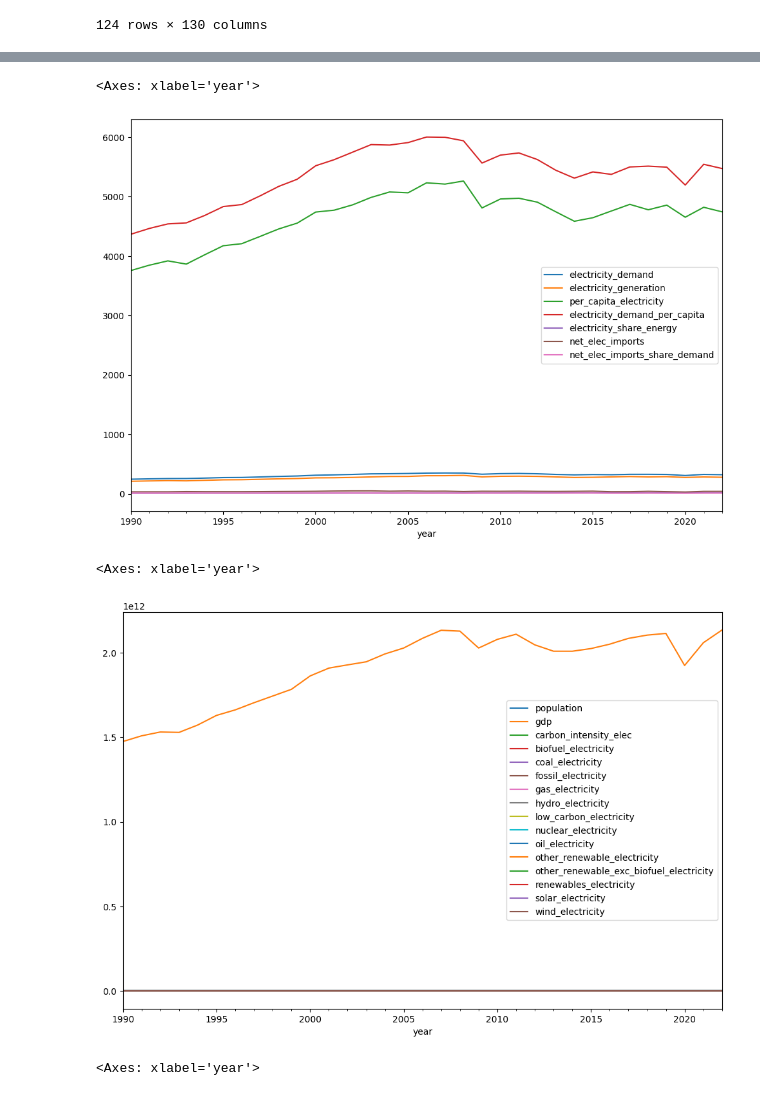
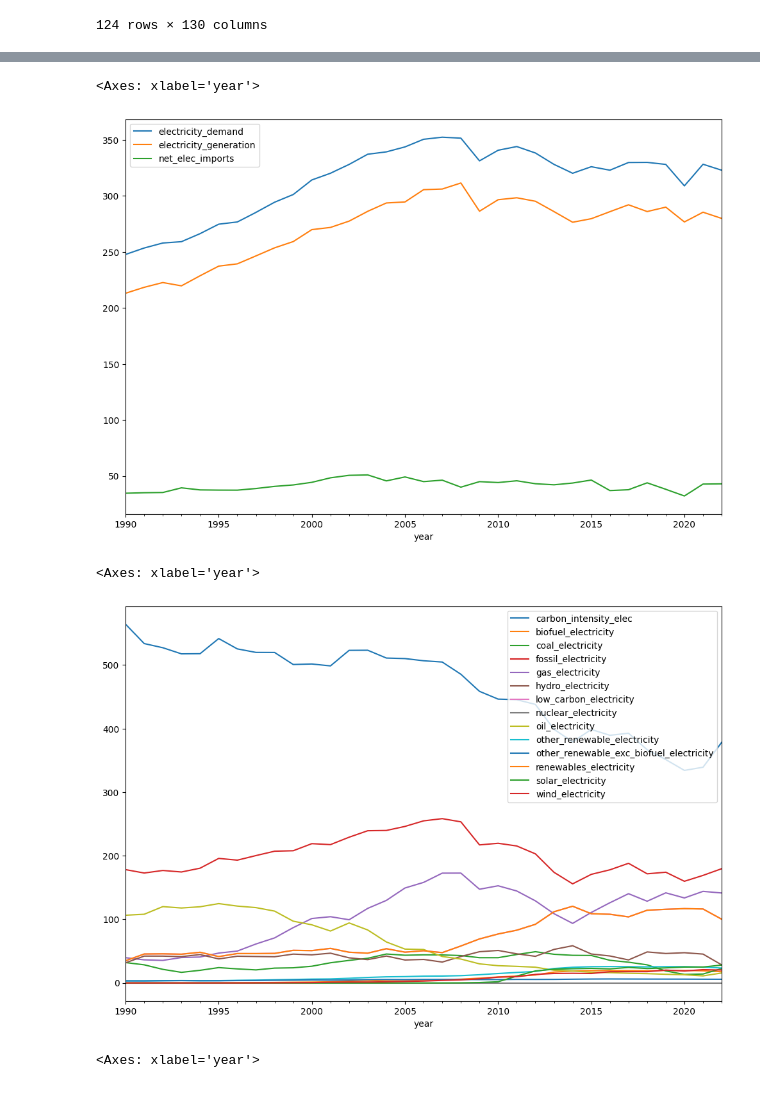
Before and after one commit to depa-tto/Multivariate-Time-Series-project, a Jupyter notebook: time_series_project.ipynb, the cells around one changed output, grey strips where cells are left out. Saved outputs shown, nothing was run; the diff lists cells and outputs as text; code cells hidden in the pictures.

Commit message:
data manipulation

```diff
--- a/time_series_project.ipynb
+++ b/time_series_project.ipynb
@@ -249,10 +249,9 @@ data_owid_italy
 # %%
 data_owid_italy['year'] = pd.to_datetime(data_owid_italy['year'],format='%Y')
 # %%
-exclude_cols = ['electricity_demand','electricity_generation','net_elec_imports','per_capita_electricity','electricity_demand_per_capita',
-                'electricity_share_energy','net_elec_imports_share_demand','carbon_intensity_elec']
+exclude_cols = ['electricity_demand','electricity_generation','net_elec_imports','per_capita_electricity','electricity_demand_per_capita','carbon_intensity_elec']
 
-cols = [col for col in data_owid_italy.columns if 'electricity' in col and col not in exclude_cols]
+cols = [col for col in data_owid_italy.columns if '_electricity' in col and col not in exclude_cols]
 
 data_owid_electricity = pd.concat(
     [data_owid_italy[['year','population','gdp'] + exclude_cols],data_owid_italy[cols]],axis=1).set_index('year').dropna()
@@ -281,17 +280,15 @@ data_owid_share_elec.head() # share of electricity generated by xxx measured as
 | 1993-01-01 | 259.17 | 219.74 | 0.055 | 7.582 | 79.421 | ... |
 | 1994-01-01 | 266.35 | 228.75 | 0.066 | 8.682 | 78.907 | ... |
 # %%
-data_owid_electricity[['electricity_demand','electricity_generation','per_capita_electricity','electricity_demand_per_capita',
-                           'electricity_share_energy','net_elec_imports','net_elec_imports_share_demand']].plot(figsize=(12,8))
+data_owid_electricity[['electricity_demand','electricity_generation','net_elec_imports']].plot(figsize=(12,8))
 # %% [output]
 <Axes: xlabel='year'>
-[figure, old version]
+[figure, new version]
 # %%
-data_owid_electricity.drop(['electricity_demand','electricity_generation','per_capita_electricity','electricity_demand_per_capita',
-                           'electricity_share_energy','net_elec_imports','net_elec_imports_share_demand'],axis=1).plot(figsize=(12,8))
+data_owid_electricity.drop(['population','gdp','electricity_demand','electricity_generation','per_capita_electricity','electricity_demand_per_capita','net_elec_imports'],axis=1).plot(figsize=(12,8))
 # %% [output]
 <Axes: xlabel='year'>
-[figure, old version]
+[figure, new version]
 # %%
 data_owid_share_elec.drop(['electricity_demand','electricity_generation'],axis=1).plot(figsize=(12,8))
 # %% [output]
```
